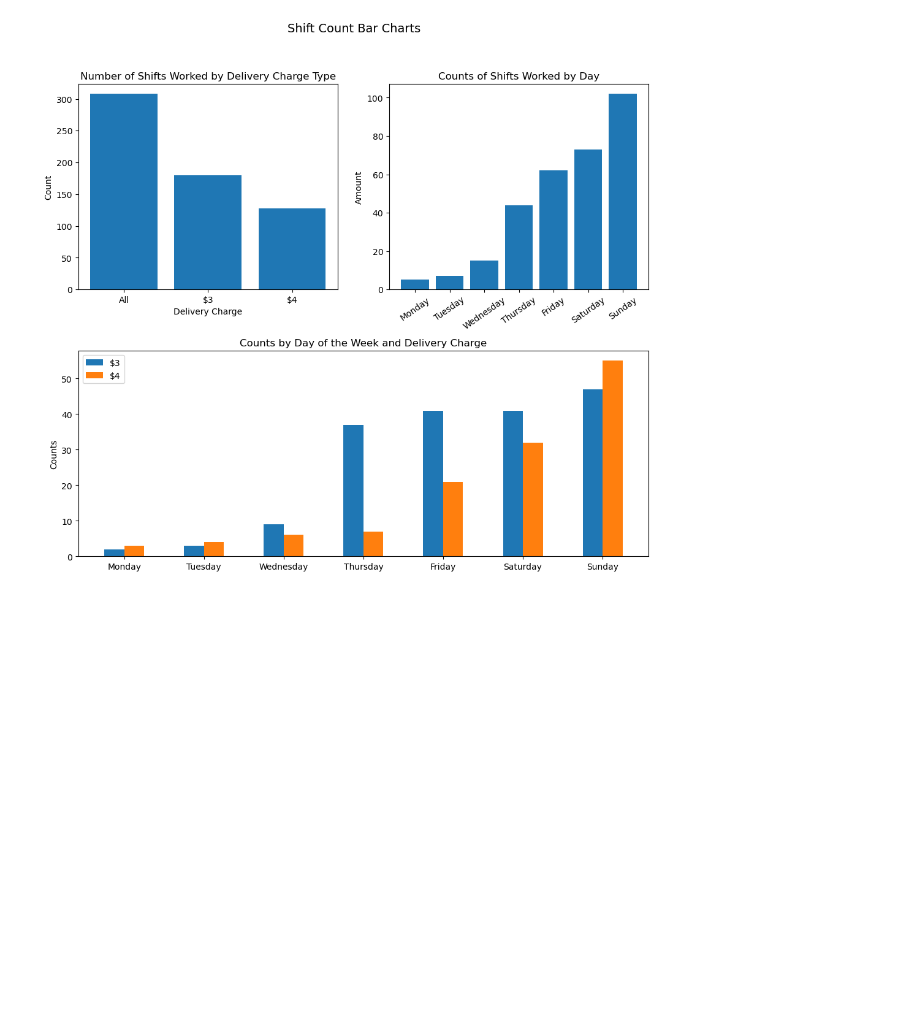
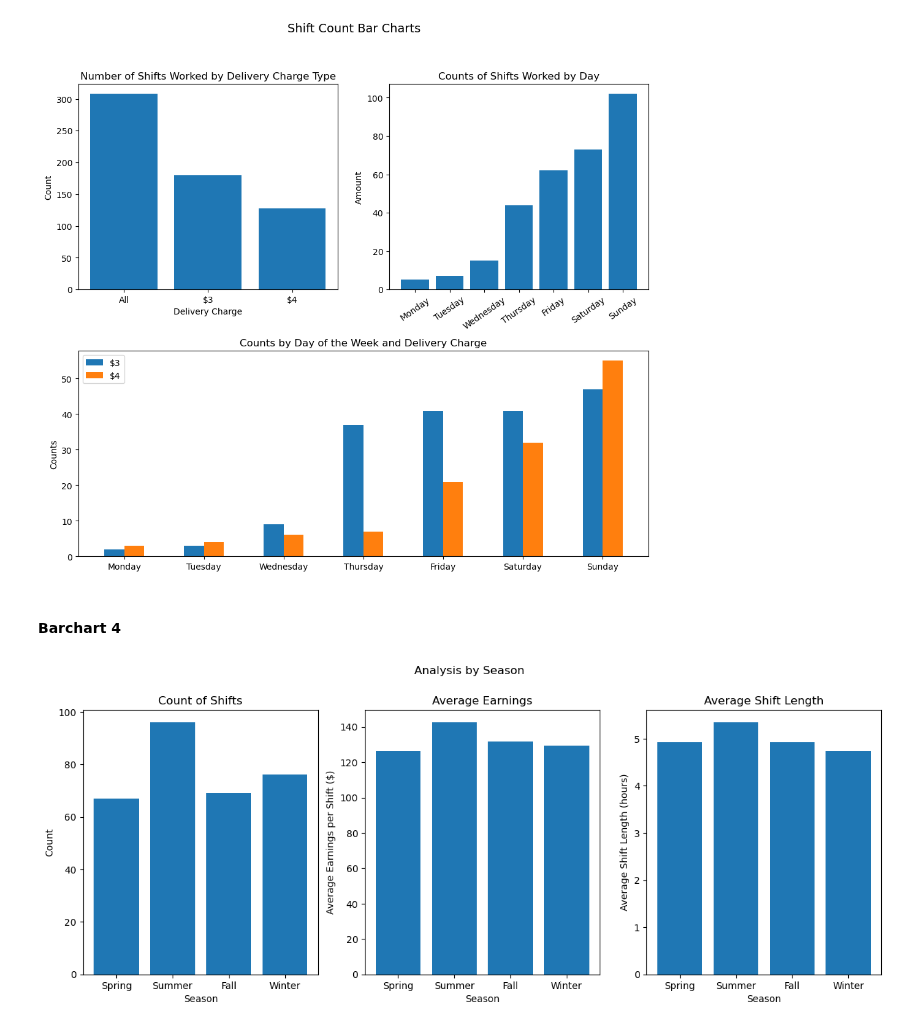
Before and after one commit to stevejchacon/pizzatip, a Jupyter notebook: pizzaEDA2.ipynb, the cells around one changed output. Drawn from its saved outputs; the diff is of its cells as text; code cells hidden in the pictures; blank space fills up the shorter version.

Commit message:
analysis by season complete

```diff
--- a/pizzaEDA2.ipynb
+++ b/pizzaEDA2.ipynb
@@ -316,3 +316,5 @@ ax3.legend()
 plt.show()
 # %% [output]
 [figure]
+# %% [markdown]
+#### Barchart 4
@@ -318,0 +325,26 @@ plt.show()
+# %%
+fig, axes = plt.subplots(1, 3, figsize=(15, 5))
+
+plt.suptitle("Analysis by Season", y=1.008)
+
+# 1. amount of tips earned per season
+axes[0].bar(season_series.index, season_series.values)
+axes[0].set_xlabel('Season')
+axes[0].set_ylabel('Count')
+axes[0].set_title('Count of Shifts')
+
+# 2. average hourly rate for each season
+axes[1].bar(avg_per_season.index, avg_per_season.values)
+axes[1].set_xlabel('Season')
+axes[1].set_ylabel('Average Earnings per Shift ($)')
+axes[1].set_title('Average Earnings')
+
+# 3. average shift length by season
+axes[2].bar(avg_shift_length.index, avg_shift_length.values)
+axes[2].set_xlabel('Season')
+axes[2].set_ylabel('Average Shift Length (hours)')
+axes[2].set_title('Average Shift Length')
+
+plt.show()
+# %% [output]
+[figure, added]
```
Also changed, not shown: parts of 1 cell of this notebook.
